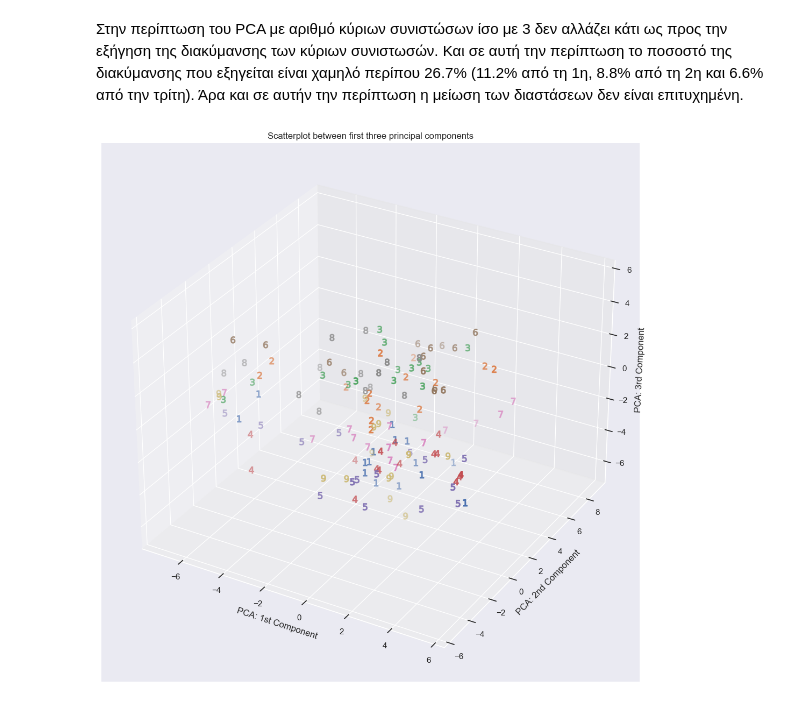
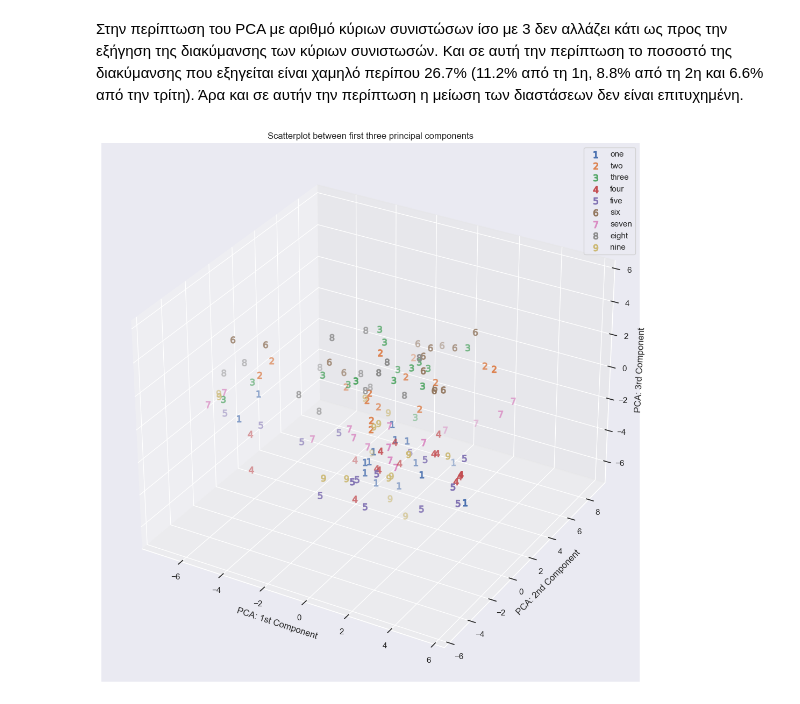
Before and after one commit to AngelosPapageorgiou/PatRecoLab1, a Jupyter notebook: PatReco_lab1.ipynb, the cells around one changed output. Cells and saved outputs as stored; diff of their text form; code cells hidden in the pictures.

```diff
--- a/PatReco_lab1.ipynb
+++ b/PatReco_lab1.ipynb
@@ -359,21 +359,22 @@ Total variance explained: 0.26670963
 # %%
 def mark(x):
     return f'${x}$'
 markers = [mark(x) for x in range(1,10)]
 fig = plt.figure(figsize=(13, 13))
 ax = fig.add_subplot(projection='3d')
 num = {'one':1,'two':2,'three':3,'four':4,'five':5,'six':6,'seven':7,'eight':8,'nine':9}
 
 for d in num.keys():
     mask = (np.array(digits) == d)
     ax.scatter(X_pca2[mask, 0], X_pca2[mask, 1], X_pca2[mask, 2],
                marker=mark(num[d]), s=80, label=d)
 ax.set_xlabel('PCA: 1st Component')
 ax.set_ylabel('PCA: 2nd Component')
 ax.set_zlabel('PCA: 3rd Component')
 ax.set_title('Scatterplot between first three principal components')
+ax.legend()
 plt.show()
 # %% [output]
-[figure, old version]
+[figure, new version]
 # %%
 # Question 7
```
